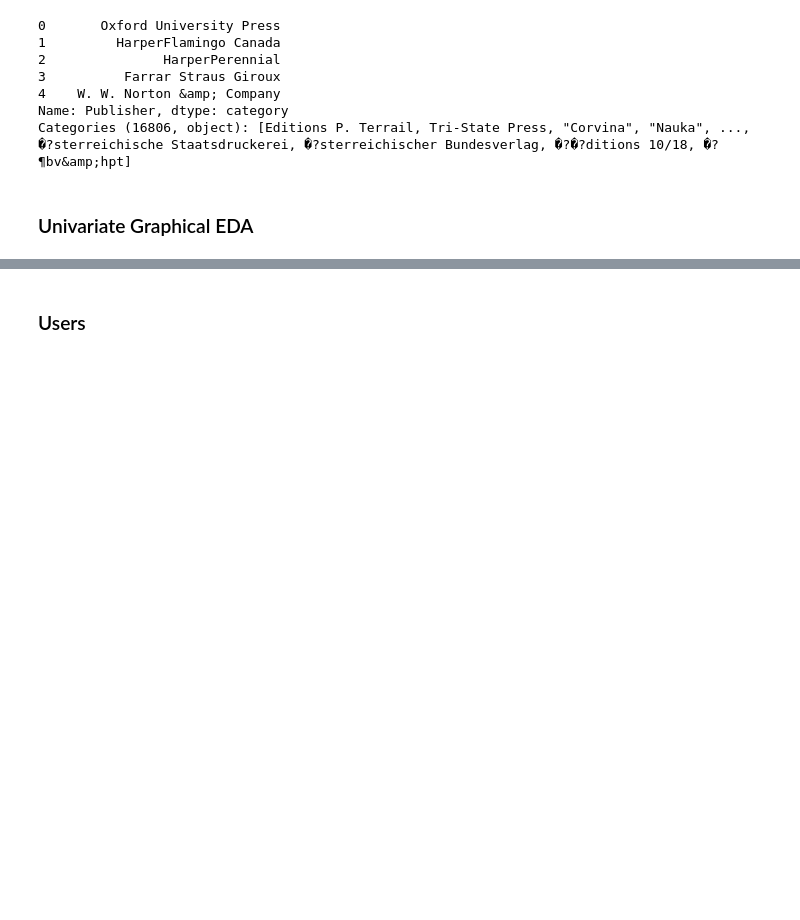
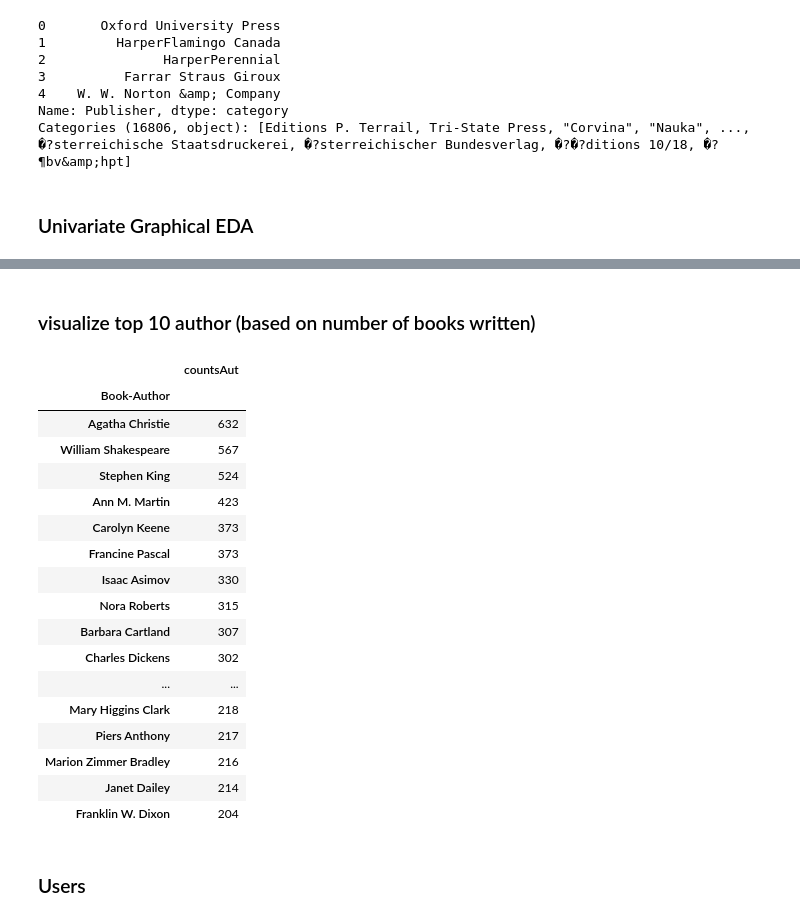
Before and after one commit to nycdatasci/bootcamp007_project, a Jupyter notebook: Project5-Capstone/shopaholics/preprocess.ipynb, the cells around one changed output, grey strips where cells are left out. Drawn from its saved outputs; the diff is of its cells as text; code cells hidden in the pictures; blank space fills up the shorter version.

Commit message:
added Top Authors

```diff
--- a/Project5-Capstone/shopaholics/preprocess.ipynb
+++ b/Project5-Capstone/shopaholics/preprocess.ipynb
@@ -264,3 +305,31 @@ countsPublisher20
+# %% [markdown]
+### visualize top 10 author (based on number of books written)
+# %%
+countsAut = books.groupby("Book-Author").size()
+
+countsAuthor = pd.DataFrame(books.groupby('Book-Author').size().rename('countsAut'))
+countsAuthor = countsAuthor.sort_values(["countsAut"], ascending = [False])
+countsAuthor20 = countsAuthor.head(20)
+countsAuthor20
+# %% [output]
+|  | countsAut |
+| Book-Author |  |
+| Agatha Christie | 632 |
+| William Shakespeare | 567 |
+| Stephen King | 524 |
+| Ann M. Martin | 423 |
+| Carolyn Keene | 373 |
+| Francine Pascal | 373 |
+| Isaac Asimov | 330 |
+| Nora Roberts | 315 |
+| Barbara Cartland | 307 |
+| Charles Dickens | 302 |
+| ... | ... |
+| Mary Higgins Clark | 218 |
+| Piers Anthony | 217 |
+| Marion Zimmer Bradley | 216 |
+| Janet Dailey | 214 |
+| Franklin W. Dixon | 204 |
 # %% [markdown]
 ### Users
 # %%
```
Also changed, not shown: parts of 9 cells of this notebook.
